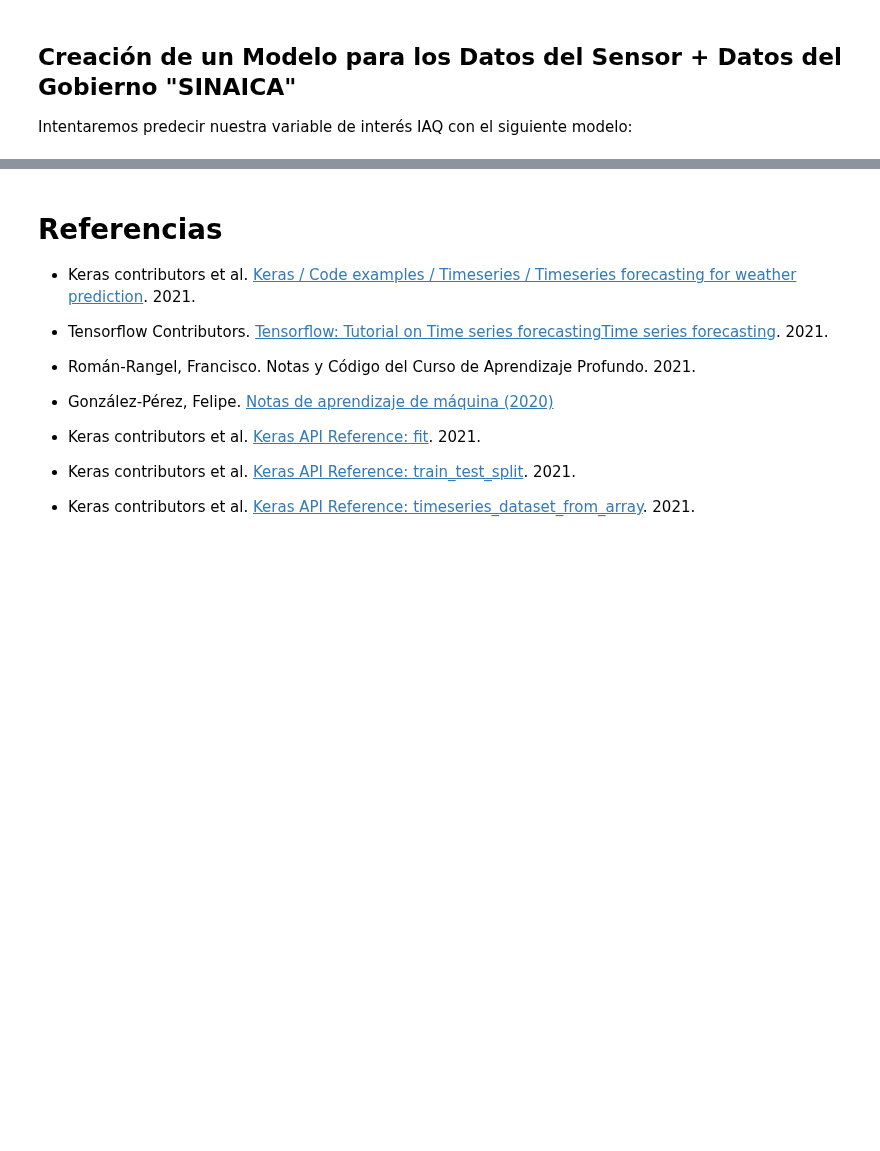
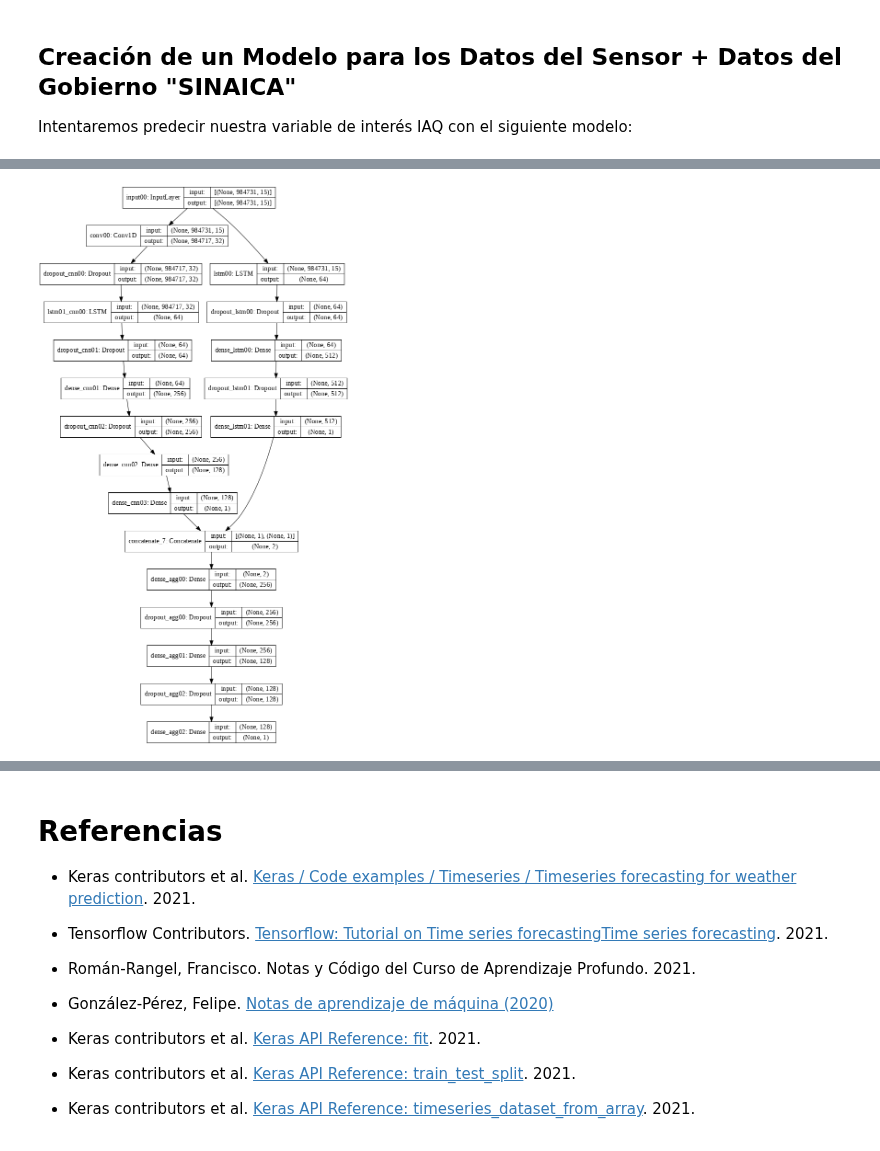
Before and after one commit to philwebsurfer/dlfinal, a Jupyter notebook: proyectofinal04_mejora_modelo.ipynb, the cells around one changed output, grey strips where cells are left out. Saved outputs shown, nothing was run; the diff lists cells and outputs as text; code cells hidden in the pictures; blank space fills up the shorter version.

```diff
--- a/proyectofinal04_mejora_modelo.ipynb
+++ b/proyectofinal04_mejora_modelo.ipynb
@@ -308,0 +301,41 @@ performance_plot(trained_best00_sinaica.history, metrics=["mae", "mean_squared_l
+# %%
+input00 = Input(shape=(X_train.shape[0], X_train.shape[1],), name="input00")
+
+# LSTM Section
+lstm00 = LSTM(units=64, name="lstm00")(input00)
+lstm00 = Dropout(0.2, name="dropout_lstm00")(lstm00)
+lstm00 = Dense(512, name="dense_lstm00")(lstm00)
+lstm00 = Dropout(0.2, name="dropout_lstm01")(lstm00)
+lstm00 = Dense(1, name="dense_lstm01")(lstm00)
+
+# Convolutional Section
+conv00 = Conv1D(32, X_train.shape[1], activation='relu', name="conv00")(input00)
+conv00 = Dropout(0.5, name="dropout_cnn00")(conv00)
+conv00 = LSTM(units=64, name="lstm01_cnn00")(conv00)
+#conv00 = Dense(512, name="dense_cnn00")(conv00)
+conv00 = Dropout(0.5, name="dropout_cnn01")(conv00)
+conv00 = Dense(256, name="dense_cnn01")(conv00)
+conv00 = Dropout(0.5, name="dropout_cnn02")(conv00)
+conv00 = Dense(128, name="dense_cnn02")(conv00)
+#conv00 = tf.keras.layers.Flatten(name="flatten_cnn00")(conv00)
+conv00 = Dense(1, name="dense_cnn03")(conv00)
+
+# Merge all available features into a single large vector via concatenation
+concat00 = tf.keras.layers.concatenate([lstm00, conv00])
+
+# Stick a logistic regression for priority prediction on top of the features
+pred = Dense(256, name="dense_agg00")(concat00)
+pred = Dropout(0.5, name="dropout_agg00")(pred)
+pred = Dense(128, name="dense_agg01")(pred)
+pred = Dropout(0.5, name="dropout_agg02")(pred)
+pred = Dense(1, name="dense_agg02")(pred)
+
+# Instantiate an end-to-end model predicting both priority and department
+model = Model(
+    inputs=[input00],
+    outputs=[pred],
+)
+plot_model(model, to_file=os.path.join(base_url, "data/model.png"),
+           dpi=72, rankdir="TD", show_shapes=True, expand_nested=True)
+# %% [output]
+[figure, added]
```
Also changed, not shown: parts of 9 cells of this notebook.
